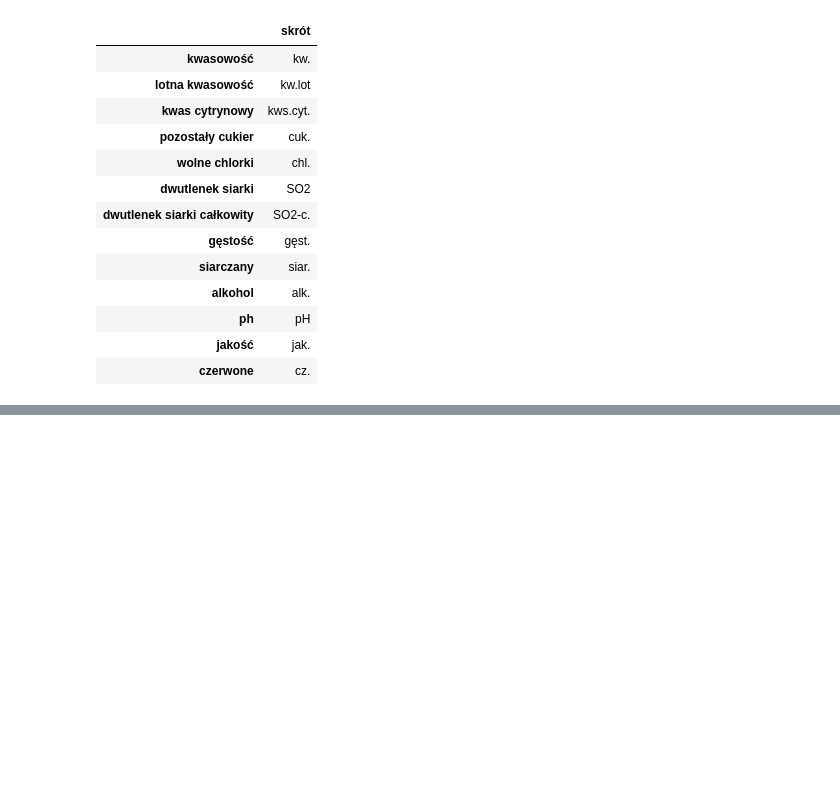
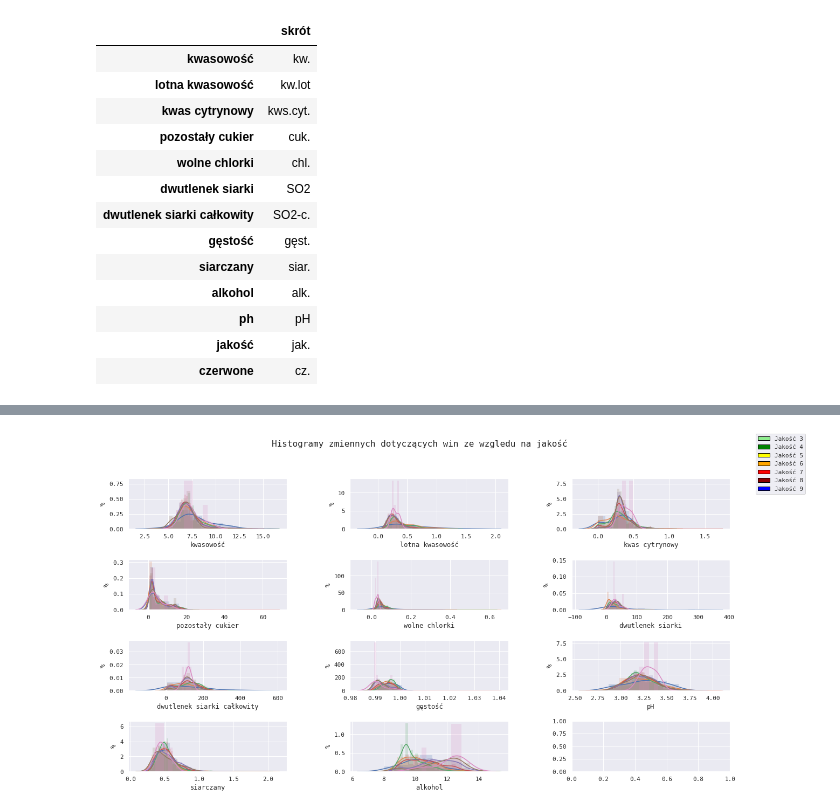
Before and after one commit to JakisTam-maTsikaJ/winko, a Jupyter notebook: statystyki.ipynb, the cells around one changed output, grey strips where cells are left out. Saved outputs shown, nothing was run; the diff lists cells and outputs as text; code cells hidden in the pictures; blank space fills up the shorter version.

```diff
--- a/statystyki.ipynb
+++ b/statystyki.ipynb
@@ -416,0 +421,40 @@ DataFrame(skróty, index=['skrót']).T
+# %%
+quality_colors = [
+        'lightgreen',
+        'green',
+        'yellow',
+        'orange',
+        'red',
+        'darkred',
+        'blue'
+    ]
+
+
+def quality_hist(col, ax):
+
+    ax.set_ylabel('%')
+    for i, (quality, group) in enumerate(X.groupby('jakość')):
+
+        histplot(data=group, x=col, ax=ax, stat="density", edgecolor="none", alpha=0.2, color=quality_colors[i])
+        kdeplot(data=group, x=col, ax=ax, color=quality_colors[i])
+
+def quality_hists():
+
+    fig, axs = subplots(4,3, figsize=(20, 10), sharey=False)
+    axs = axs.ravel()
+
+    for i, col in enumerate(K):
+        if col == 'jakość':
+            continue
+
+        quality_hist(col, axs[i])
+
+    fig.suptitle('Histogramy zmiennych dotyczących win ze wzgledu na jakość', fontsize=16)
+    fig.subplots_adjust(wspace=0.4, hspace=0.6)
+
+    legend_elements = [Patch(facecolor=color, edgecolor='black', label=f'Jakość {i+3}') for i, color in enumerate(quality_colors)]
+    fig.legend(handles=legend_elements, loc='upper right')
+
+quality_hists()
+# %% [output]
+[figure, added]
```
Also changed, not shown: parts of 7 cells of this notebook.
